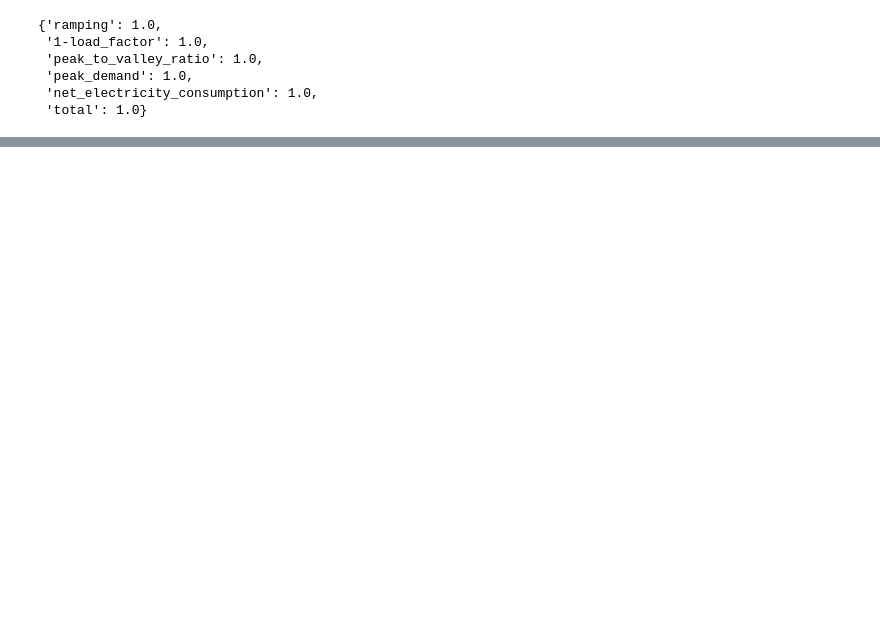
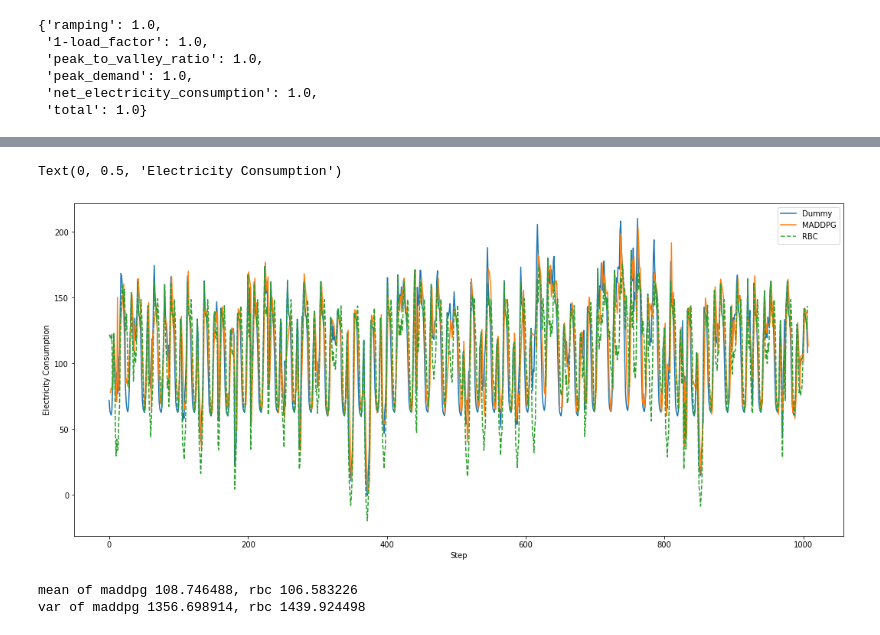
Before and after one commit to HQ01/CityLearn, a Jupyter notebook: example_rbc.ipynb, the cells around one changed output, grey strips where cells are left out. Drawn from its saved outputs; the diff is of its cells as text; code cells hidden in the pictures; blank space fills up the shorter version.

```diff
--- a/example_rbc.ipynb
+++ b/example_rbc.ipynb
@@ -85,0 +99,31 @@ plt.plot(env.net_electric_consumption[interval], '--')
+# %%
+from collections import defaultdict, Counter
+a = defaultdict(list)
+b = Counter()
+for i in range(len(rl)):
+    a[int(rl[i, 1]) % 1008].append(rl[i, 2])
+for i in range(1008):
+    if len(a[i]):
+        b[i] = np.mean(a[i])
+rlx, rly = [], []
+for k in b.keys():
+    rlx.append(k)
+    rly.append(b[k])
+# %%
+interval = range(0,1008)
+plt.figure(figsize=(18,8))
+plt.plot(donothing)
+plt.plot(rlx, rly)
+plt.plot(env.net_electric_consumption, '--')
+plt.legend(['Dummy', 'MADDPG', 'RBC'])
+plt.xlabel('Step')
+plt.ylabel('Electricity Consumption')
+# %% [output]
+Text(0, 0.5, 'Electricity Consumption')
+[figure, added]
+# %%
+print('mean of maddpg %f, rbc %f' % (np.mean(rly), np.mean(env.net_electric_consumption)))
+print('var of maddpg %f, rbc %f' % (np.var(rly), np.var(env.net_electric_consumption)))
+# %% [output]
+mean of maddpg 108.746488, rbc 106.583226
+var of maddpg 1356.698914, rbc 1439.924498
```
Also changed, not shown: parts of 7 cells of this notebook, 3 other files.
